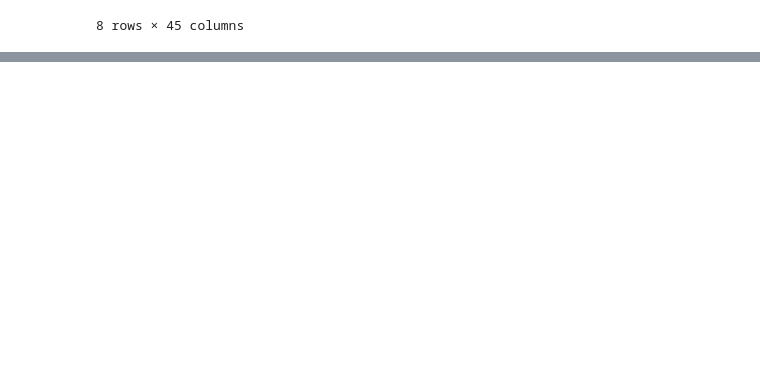
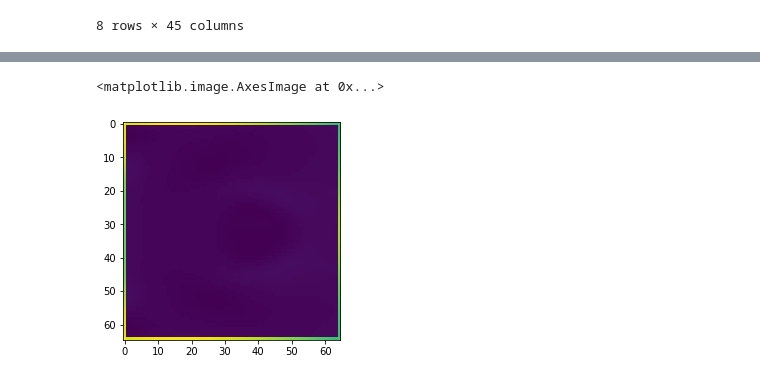
Before and after one commit to ZINZINBIN/Tokamak-Plasma-Operation-Control-based-on-RL, a Jupyter notebook: analysis/PF_current.ipynb, the cells around one changed output, grey strips where cells are left out. Drawn from its saved outputs; the diff is of its cells as text; code cells hidden in the pictures; blank space fills up the shorter version.

```diff
--- a/analysis/PF_current.ipynb
+++ b/analysis/PF_current.ipynb
@@ -185,0 +280,24 @@ df_merged.describe()
+# %%
+sample_data, sample_target = next(iter(dataloader))
+psi = sample_target
+
+x = psi.unsqueeze(0)
+a = np.array([[1,0,-1],[2,0,-2],[1,0,-1]])
+
+import torch
+conv1 = torch.nn.Conv2d(1,1,kernel_size = 3, stride = 1, padding = 1, bias = False)
+conv1.weight = torch.nn.Parameter(torch.from_numpy(a).float().unsqueeze(0).unsqueeze(0))
+G_x = conv1(torch.autograd.Variable(x)).data.view(1, x.shape[2], x.shape[3])
+
+b=np.array([[1, 2, 1],[0,0,0],[-1,-2,-1]])
+conv2=torch.nn.Conv2d(1, 1, kernel_size=3, stride=1, padding=1, bias=False)
+conv2.weight=torch.nn.Parameter(torch.from_numpy(b).float().unsqueeze(0).unsqueeze(0))
+G_y=conv2(torch.autograd.Variable(x)).data.view(1, x.shape[2], x.shape[3])
+
+G=torch.sqrt(torch.pow(G_x,2)+ torch.pow(G_y,2))
+# %%
+grad = G.squeeze(0).numpy()
+plt.imshow(grad)
+# %% [output]
+<matplotlib.image.AxesImage at 0x...>
+[figure, added]
```
Also changed, not shown: parts of 25 cells of this notebook, 57 other files.
